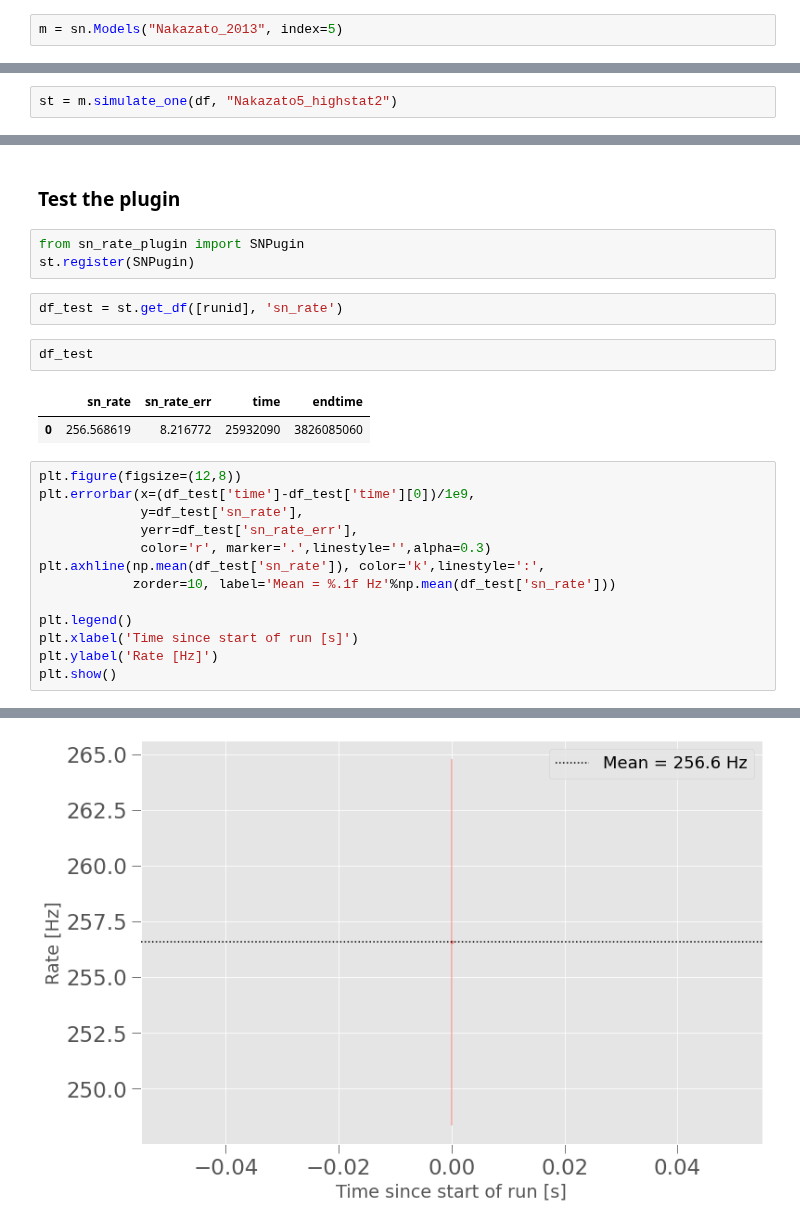
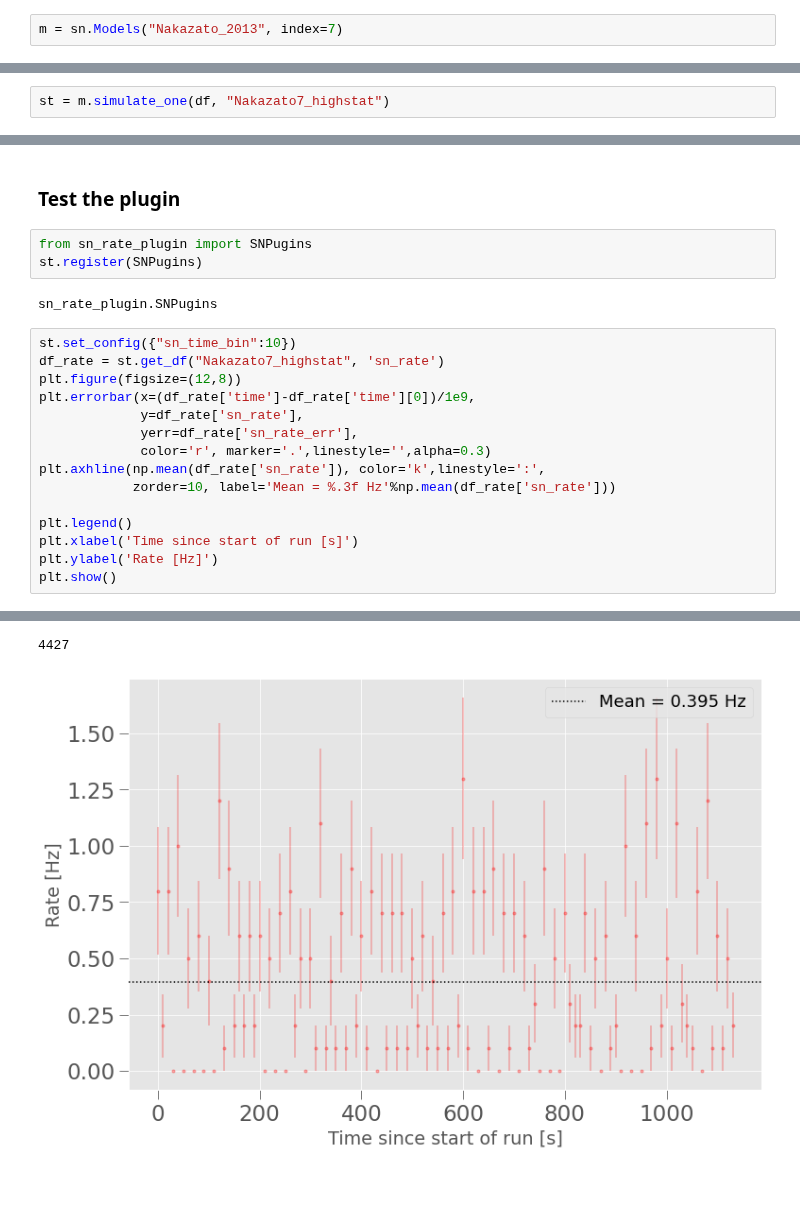
Before and after one commit to XENONnT/multimessenger, a Jupyter notebook: notebooks/SNAX-package_tutorial2-simulated_data.ipynb, the cells around one changed output, grey strips where cells are left out. Cells and saved outputs as stored; diff of their text form; blank space fills up the shorter version.

Commit message:
push plugin

```diff
--- a/notebooks/SNAX-package_tutorial2-simulated_data.ipynb
+++ b/notebooks/SNAX-package_tutorial2-simulated_data.ipynb
@@ -31,5 +31,5 @@ When only `model_name` is passed to `sn.Models()` it displays the existing files
 Once the model is executed, and after every heavy computation the data is saved, and the next time it is directly fetched from the stored data. <br>
 The output folder can be specified with the `storage` argument.
 # %%
-m = sn.Models("Nakazato_2013", index=5)
+m = sn.Models("Nakazato_2013", index=7)
 # %% [output]
@@ -118,5 +121,5 @@ Total duration 741.65 seconds
 # %%
-st = m.simulate_one(df, "Nakazato5_highstat2")
+st = m.simulate_one(df, "Nakazato7_highstat")
 # %% [output]
 WARNING:strax:Option gain_model_nv not taken by any registered plugin
 WARNING:strax:Option gain_model_mv not taken by any registered plugin
@@ -280,23 +285,20 @@ ax2.set_xlabel("S2 Area [PE]"); ax2.set_ylabel("S2 width");
 # %% [markdown]
 ### Test the plugin
 # %%
-from sn_rate_plugin import SNPugin
-st.register(SNPugin)
+from sn_rate_plugin import SNPugins
+st.register(SNPugins)
+# %% [output]
+sn_rate_plugin.SNPugins
-# %%
-df_test = st.get_df([runid], 'sn_rate')
-# %%
-df_test
-# %% [output]
-|  | sn_rate | sn_rate_err | time | endtime |
-| 0 | 256.568619 | 8.216772 | 25932090 | 3826085060 |
 # %%
+st.set_config({"sn_time_bin":10})
+df_rate = st.get_df("Nakazato7_highstat", 'sn_rate')
 plt.figure(figsize=(12,8))
-plt.errorbar(x=(df_test['time']-df_test['time'][0])/1e9,
-             y=df_test['sn_rate'],
-             yerr=df_test['sn_rate_err'],
+plt.errorbar(x=(df_rate['time']-df_rate['time'][0])/1e9,
+             y=df_rate['sn_rate'],
+             yerr=df_rate['sn_rate_err'],
              color='r', marker='.',linestyle='',alpha=0.3)
-plt.axhline(np.mean(df_test['sn_rate']), color='k',linestyle=':',
-            zorder=10, label='Mean = %.1f Hz'%np.mean(df_test['sn_rate']))
+plt.axhline(np.mean(df_rate['sn_rate']), color='k',linestyle=':',
+            zorder=10, label='Mean = %.3f Hz'%np.mean(df_rate['sn_rate']))
 
 plt.legend()
 plt.xlabel('Time since start of run [s]')
@@ -306 +310,2 @@ plt.show()
+4427
-[figure, old version]
+[figure, new version]
```
Also changed, not shown: parts of 27 cells of this notebook, 1 other file.
